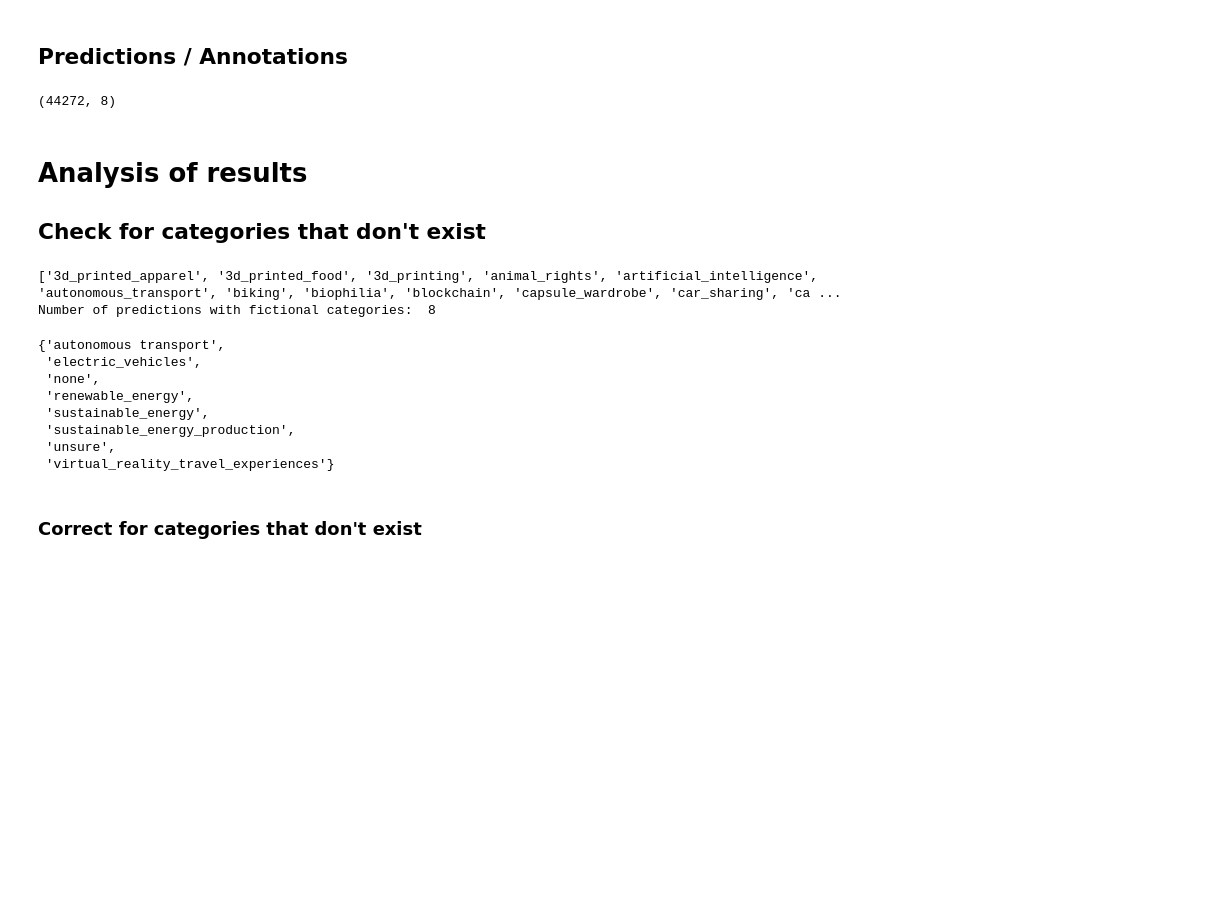
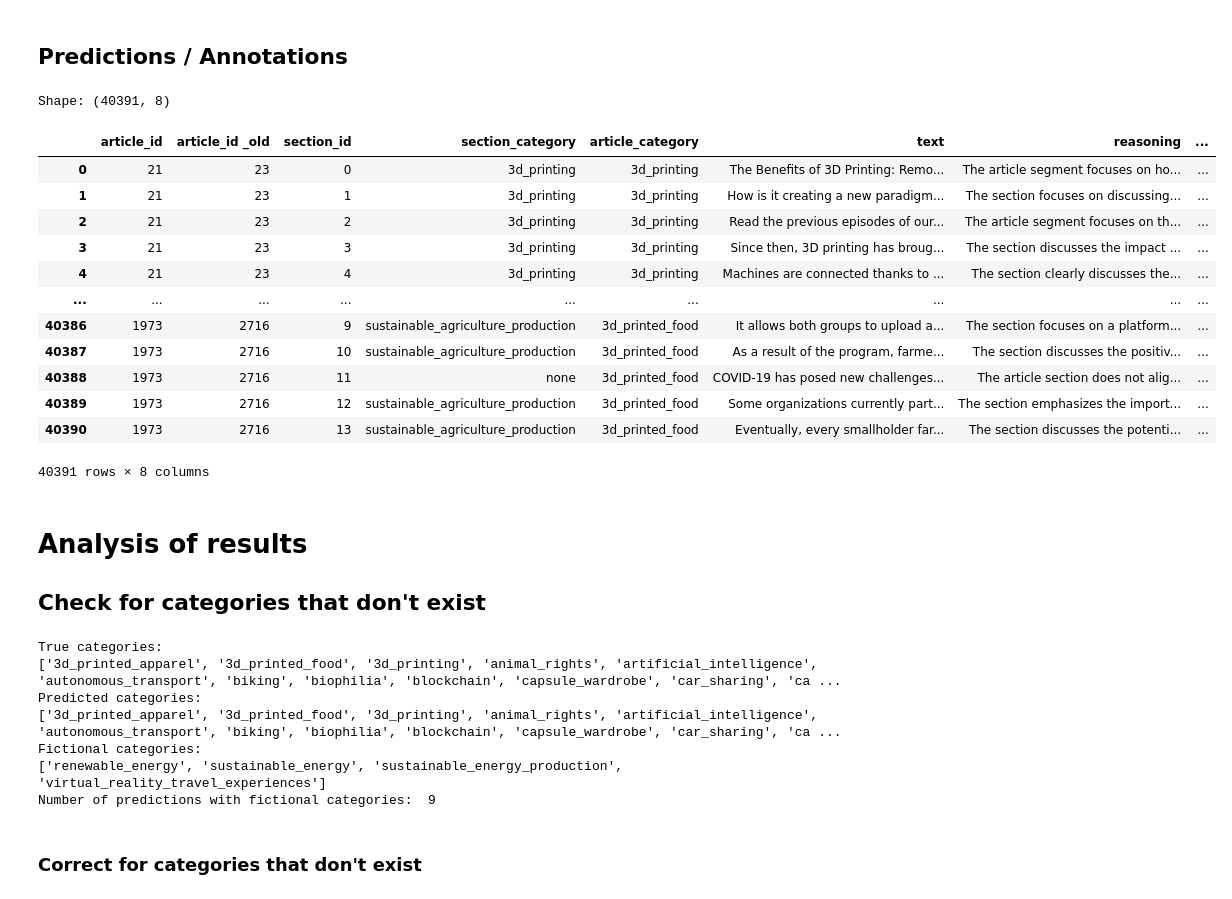
Before and after one commit to sdg-ai/trends-innovations, a Jupyter notebook: experiments/article_annotation/post_process_labeled_data_2.0.ipynb, the cells around one changed output. Drawn from its saved outputs; the diff is of its cells as text; code cells hidden in the pictures; blank space fills up the shorter version.

```diff
--- a/experiments/article_annotation/post_process_labeled_data_2.0.ipynb
+++ b/experiments/article_annotation/post_process_labeled_data_2.0.ipynb
@@ -16,7 +16,8 @@ import random
 # %%
 with open("results/data_used_for_annotation_with_chatgpt.jsonl") as f:
-    raw_data = [json.loads(line) for line in f]
-raw_data = pd.DataFrame(raw_data)
-print(raw_data.shape)
-raw_data.head()
+    raw_articles = [json.loads(line) for line in f]
+raw_articles = pd.DataFrame(raw_articles)
+print("Shape:",raw_articles.shape)
+print("Categories:",sorted(raw_articles["category"].unique()))
+raw_articles.head()
 # %% [output]
@@ -29,0 +34,5 @@ raw_data.head()
+# %%
+# get old already annotated data
+old_data = load_json_data("../../datasets")
+old_data = old_data.rename(columns={"sentence_id": "section_id"})
+print(old_data.shape)
@@ -32,47 +60,65 @@ raw_data.head()
 # %%
 # load predictions.jsonl from current folder
 with open("results/predictions.jsonl") as f:
     preds = [json.loads(line) for line in f]
 preds = {list(p.keys())[0]:p[list(p.keys())[0]] for p in preds}
 new_rows = []
 for article_id, section_predictions in preds.items():
+    if raw_articles.iloc[int(article_id)]["old_id"] in set(old_data.article_id.values):
+        # human annotation already exists, skip
+        continue
     for section_pred in section_predictions:
         new_row = {
             "article_id": article_id,
-            "article_id (old)": raw_data.iloc[int(article_id)]["old_id"],
+            "article_id _old": raw_articles.iloc[int(article_id)]["old_id"],
             "section_id": section_pred["section_id"],
             "section_category": section_pred["category"],
-            "article_level_category": raw_data.iloc[int(article_id)]["category"],
+            "article_category": raw_articles.iloc[int(article_id)]["category"],
             "text": section_pred["text"],
             "reasoning": section_pred["reasoning"],
             "explanation": section_pred["explanation"],
         }
         new_rows.append(new_row)
 predictions = pd.DataFrame(new_rows)
-predictions.shape
+print("Shape:",predictions.shape)
+predictions
 # %% [output]
-(44272, 8)
+Shape: (40391, 8)
+|  | article_id | article_id _old | section_id | section_category | article_category | text | reasoning | ... |
+| 0 | 21 | 23 | 0 | 3d_printing | 3d_printing | The Benefits of 3D Printing: Remo... | The article segment focuses on ho... | ... |
+| 1 | 21 | 23 | 1 | 3d_printing | 3d_printing | How is it creating a new paradigm... | The section focuses on discussing... | ... |
+| 2 | 21 | 23 | 2 | 3d_printing | 3d_printing | Read the previous episodes of our... | The article segment focuses on th... | ... |
+| 3 | 21 | 23 | 3 | 3d_printing | 3d_printing | Since then, 3D printing has broug... | The section discusses the impact ... | ... |
+| 4 | 21 | 23 | 4 | 3d_printing | 3d_printing | Machines are connected thanks to ... | The section clearly discusses the... | ... |
+| ... | ... | ... | ... | ... | ... | ... | ... | ... |
+| 40386 | 1973 | 2716 | 9 | sustainable_agriculture_production | 3d_printed_food | It allows both groups to upload a... | The section focuses on a platform... | ... |
+| 40387 | 1973 | 2716 | 10 | sustainable_agriculture_production | 3d_printed_food | As a result of the program, farme... | The section discusses the positiv... | ... |
+| 40388 | 1973 | 2716 | 11 | none | 3d_printed_food | COVID-19 has posed new challenges... | The article section does not alig... | ... |
+| 40389 | 1973 | 2716 | 12 | sustainable_agriculture_production | 3d_printed_food | Some organizations currently part... | The section emphasizes the import... | ... |
+| 40390 | 1973 | 2716 | 13 | sustainable_agriculture_production | 3d_printed_food | Eventually, every smallholder far... | The section discusses the potenti... | ... |
+40391 rows × 8 columns
 # %% [markdown]
 # Analysis of results
 ## Check for categories that don't exist
 # %%
-true_categories = raw_data.category.unique()
+true_categories = raw_articles.category.unique()
 predicted_categories = predictions.section_category.unique()
-fictional_categories = [cat for cat in predicted_categories if cat not in true_categories]
+fictional_categories = [cat for cat in predicted_categories if cat not in true_categories and cat != "unsure" and cat != "none"]
+print("True categories: ")
 print(sorted(true_categories))
-print("Number of predictions with fictional categories: ", len(fictional_categories))
-set(fictional_categories)
+print("Predicted categories: ")
+print(sorted(predicted_categories))
+print("Fictional categories:")
+print(sorted(fictional_categories))
+print("Number of predictions with fictional categories: ", len(predictions[predictions.section_category.isin(fictional_categories)]))
 # %% [output]
+True categories:
 ['3d_printed_apparel', '3d_printed_food', '3d_printing', 'animal_rights', 'artificial_intelligence', 'autonomous_transport', 'biking', 'biophilia', 'blockchain', 'capsule_wardrobe', 'car_sharing', 'ca ...
-Number of predictions with fictional categories:  8
+Predicted categories:
+['3d_printed_apparel', '3d_printed_food', '3d_printing', 'animal_rights', 'artificial_intelligence', 'autonomous_transport', 'biking', 'biophilia', 'blockchain', 'capsule_wardrobe', 'car_sharing', 'ca ...
+Fictional categories:
+['renewable_energy', 'sustainable_energy', 'sustainable_energy_production', 'virtual_reality_travel_experiences']
+Number of predictions with fictional categories:  9
-{'autonomous transport',
- 'electric_vehicles',
- 'none',
- 'renewable_energy',
- 'sustainable_energy',
- 'sustainable_energy_production',
- 'unsure',
- 'virtual_reality_travel_experiences'}
 # %% [markdown]
 ### Correct for categories that don't exist
 # %%
```
Also changed, not shown: parts of 16 cells of this notebook, 4 other files.
